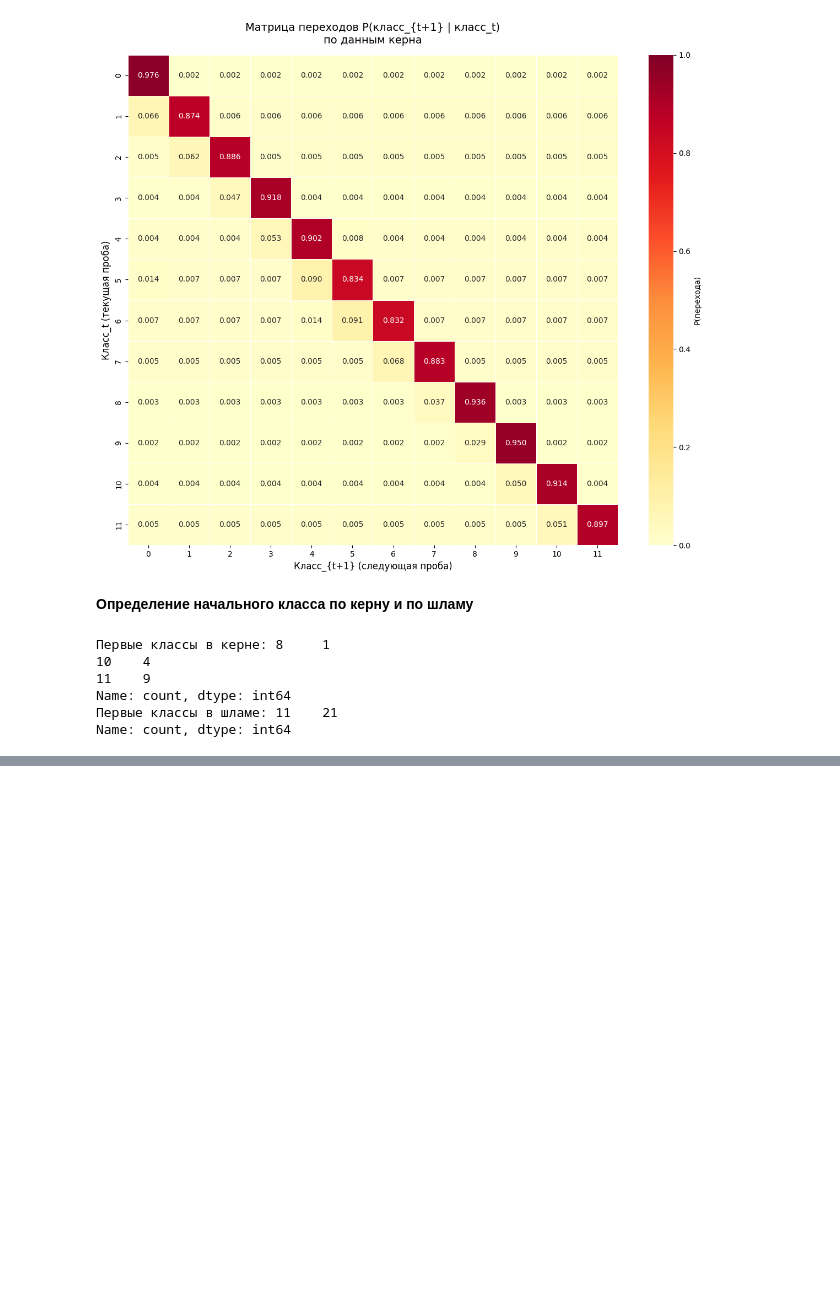
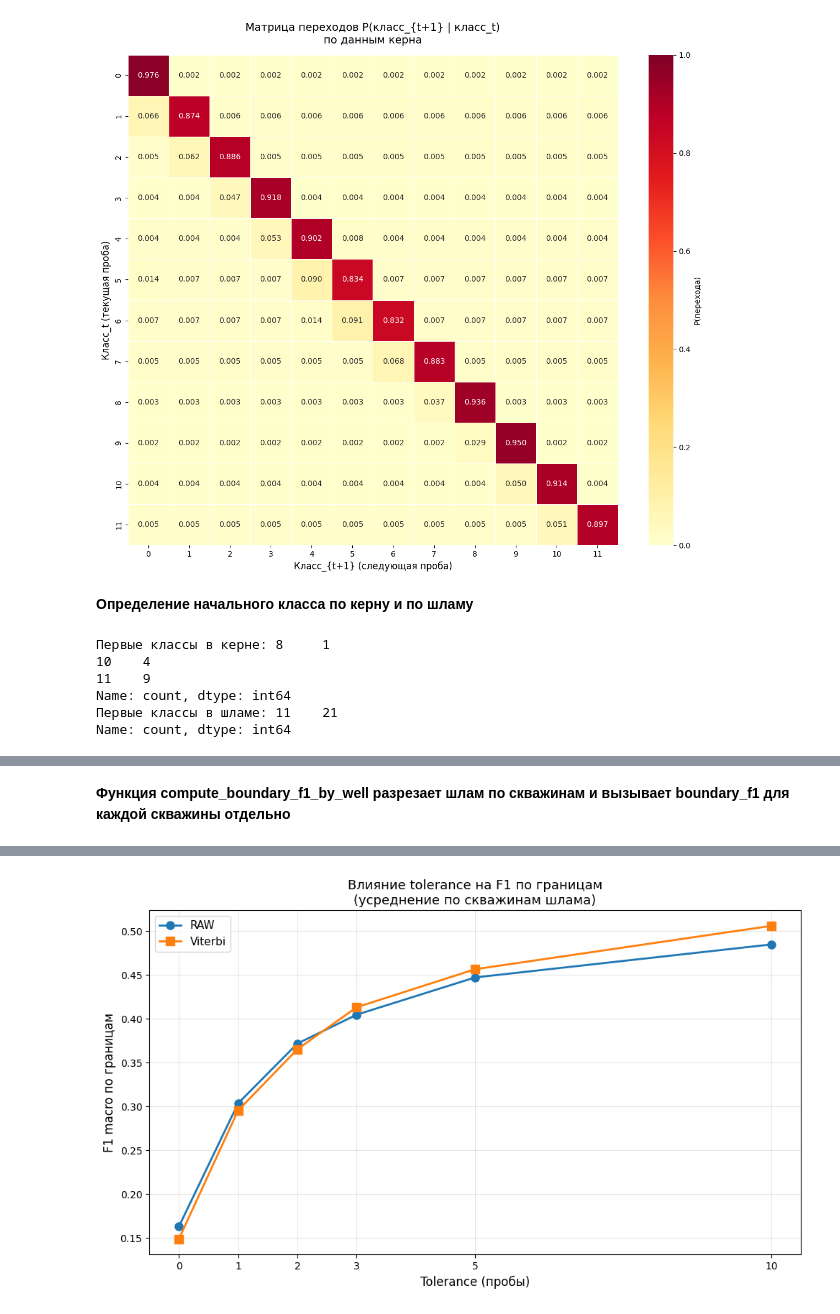
Before and after one commit to MariaSmirnovaDS/ML_for_geochemistry, a Jupyter notebook: CatBoost_learn-KERN_test-SLAG.ipynb, the cells around one changed output, grey strips where cells are left out. Cells and saved outputs as stored; diff of their text form; code cells hidden in the pictures; blank space fills up the shorter version.

Commit message:
Добавлена метрика F1 для границ

```diff
--- a/CatBoost_learn-KERN_test-SLAG.ipynb
+++ b/CatBoost_learn-KERN_test-SLAG.ipynb
@@ -553,0 +592,78 @@ Name: count, dtype: int64
+# %% [markdown]
+**Функция compute_boundary_f1_by_well разрезает шлам по скважинам и вызывает boundary_f1 для каждой скважины отдельно**
+# %%
+def compute_boundary_f1_by_well(y_true, y_pred, wells, class_id, tolerance=0):
+    """
+    Считает F1 по границам для каждого класса, усредняя по скважинам.
+    Поддерживает и pandas Series, и numpy массивы.
+    """
+
+    y_true_arr = np.asarray(y_true)
+    y_pred_arr = np.asarray(y_pred)
+    wells_arr = np.asarray(wells)
+
+    precisions, recalls, f1s = [], [], []
+
+    for well in np.unique(wells_arr):
+        mask = (wells_arr == well)
+
+        y_t = y_true_arr[mask]
+        y_p = y_pred_arr[mask]
+
+        if class_id not in y_t and class_id not in y_p:
+            continue
+
+        p, r, f = boundary_f1(y_t, y_p, class_id, tolerance)
+        precisions.append(p)
+        recalls.append(r)
+        f1s.append(f)
+
+    if len(f1s) == 0:
+        return 0.0, 0.0, 0.0
+    return np.mean(precisions), np.mean(recalls), np.mean(f1s)
+
+
+# Основной цикл по tolerance
+tolerances = [0, 1, 2, 3, 5, 10]
+f1_raw_by_tol = []
+f1_vit_by_tol = []
+
+print("\nОценка по границам (усреднение по скважинам)")
+print(f"{'Tolerance':>10} {'RAW F1':>10} {'Viterbi F1':>12} {'Δ, п.п.':>10}")
+print("-" * 45)
+
+for tol in tolerances:
+    f1_raw_classes = []
+    f1_vit_classes = []
+
+    for c in classes_to_keep:
+        # Используем функцию, которая режет по скважинам!
+        _, _, f_raw = compute_boundary_f1_by_well(y_slag, y_pred_raw, wells_slag, c, tol)
+        _, _, f_vit = compute_boundary_f1_by_well(y_slag, y_pred_viterbi, wells_slag, c, tol)
+
+        f1_raw_classes.append(f_raw)
+        f1_vit_classes.append(f_vit)
+
+    mean_raw = np.mean(f1_raw_classes)
+    mean_vit = np.mean(f1_vit_classes)
+
+    f1_raw_by_tol.append(mean_raw)
+    f1_vit_by_tol.append(mean_vit)
+
+    print(f"{tol:>10} {mean_raw:>10.4f} {mean_vit:>12.4f} {(mean_vit-mean_raw)*100:>+9.2f}")
+
+
+# 4. График
+plt.figure(figsize=(10, 6))
+plt.plot(tolerances, f1_raw_by_tol, 'o-', label='RAW', linewidth=2, markersize=8)
+plt.plot(tolerances, f1_vit_by_tol, 's-', label='Viterbi', linewidth=2, markersize=8)
+plt.xlabel('Tolerance (пробы)', fontsize=12)
+plt.ylabel('F1 macro по границам', fontsize=12)
+plt.title('Влияние tolerance на F1 по границам\n(усреднение по скважинам шлама)', fontsize=13)
+plt.legend(fontsize=11)
+plt.grid(True, alpha=0.3)
+plt.xticks(tolerances)
+plt.tight_layout()
+plt.savefig('boundary_f1_vs_tolerance.png', dpi=150, bbox_inches='tight')
+plt.show()
+# %% [output]
@@ -553,0 +679 @@ Name: count, dtype: int64
+[figure, added]
```
Also changed, not shown: parts of 4 cells of this notebook.
